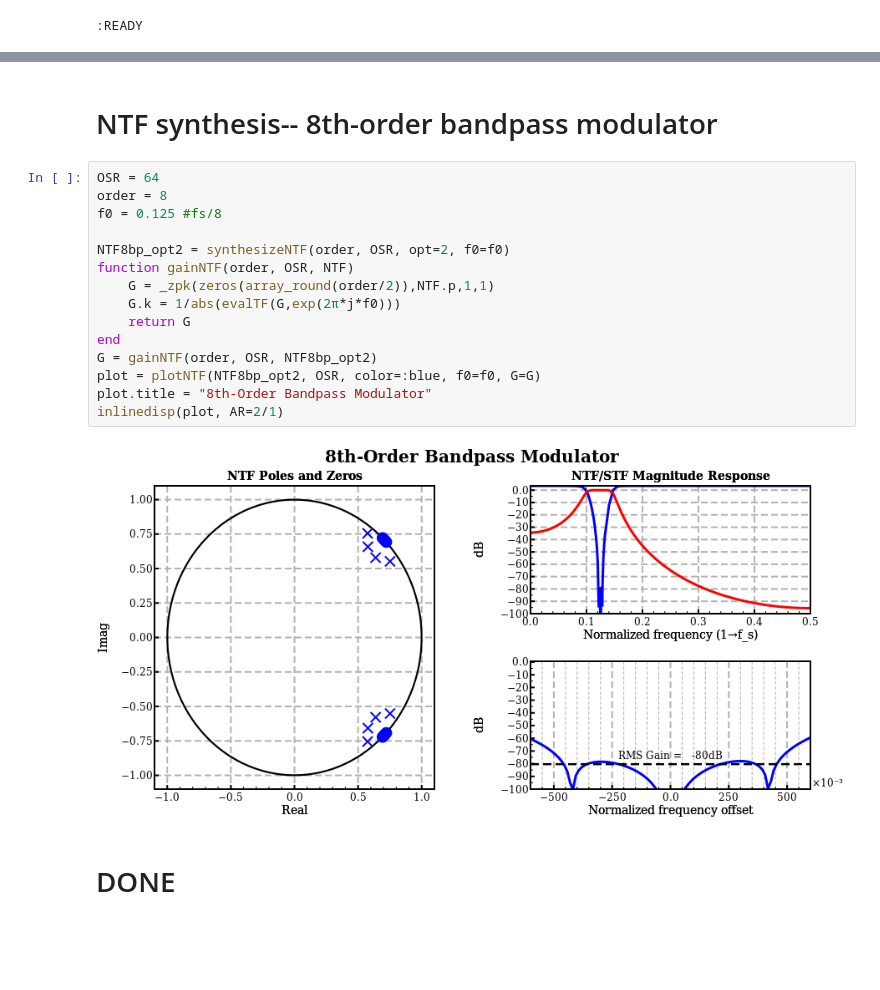
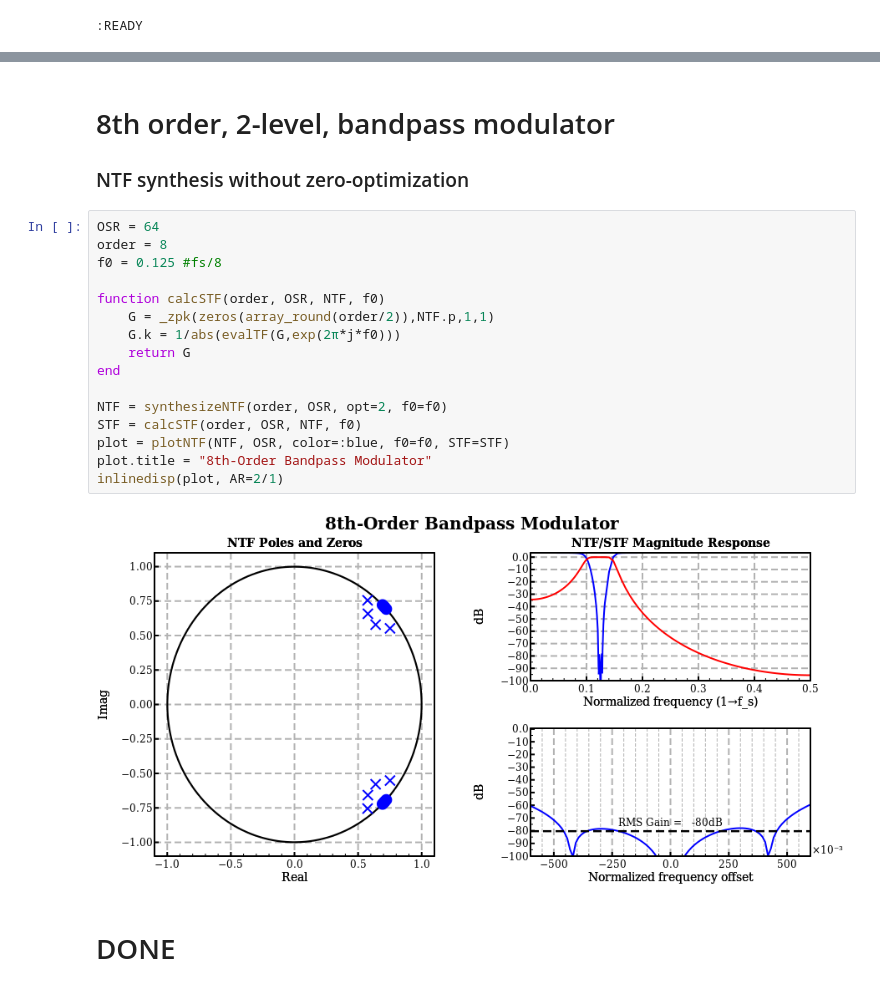
Before and after one commit to ma-laforge/FileRepo, a Jupyter notebook: RSDeltaSigmaPort/notebook/dsdemo1.ipynb, the cells around one changed output, grey strips where cells are left out. Saved outputs shown, nothing was run; the diff lists cells and outputs as text; blank space fills up the shorter version.

```diff
--- a/RSDeltaSigmaPort/notebook/dsdemo1.ipynb
+++ b/RSDeltaSigmaPort/notebook/dsdemo1.ipynb
@@ -44,21 +46,23 @@ inlinedisp(plot, AR=2/1)
 # %% [markdown]
-# NTF synthesis-- 8th-order bandpass modulator
+# 8th order, 2-level, bandpass modulator
+### NTF synthesis without zero-optimization
 # %%
 OSR = 64
 order = 8
 f0 = 0.125 #fs/8
 
-NTF8bp_opt2 = synthesizeNTF(order, OSR, opt=2, f0=f0)
-function gainNTF(order, OSR, NTF)
+function calcSTF(order, OSR, NTF, f0)
 	G = _zpk(zeros(array_round(order/2)),NTF.p,1,1)
 	G.k = 1/abs(evalTF(G,exp(2π*j*f0)))
 	return G
 end
-G = gainNTF(order, OSR, NTF8bp_opt2)
-plot = plotNTF(NTF8bp_opt2, OSR, color=:blue, f0=f0, G=G)
+
+NTF = synthesizeNTF(order, OSR, opt=2, f0=f0)
+STF = calcSTF(order, OSR, NTF, f0)
+plot = plotNTF(NTF, OSR, color=:blue, f0=f0, STF=STF)
 plot.title = "8th-Order Bandpass Modulator"
 inlinedisp(plot, AR=2/1)
 # %% [output]
-[figure, old version]
+[figure, new version]
 # %% [markdown]
 # DONE
```
Also changed, not shown: parts of 7 cells of this notebook, 2 other files.
